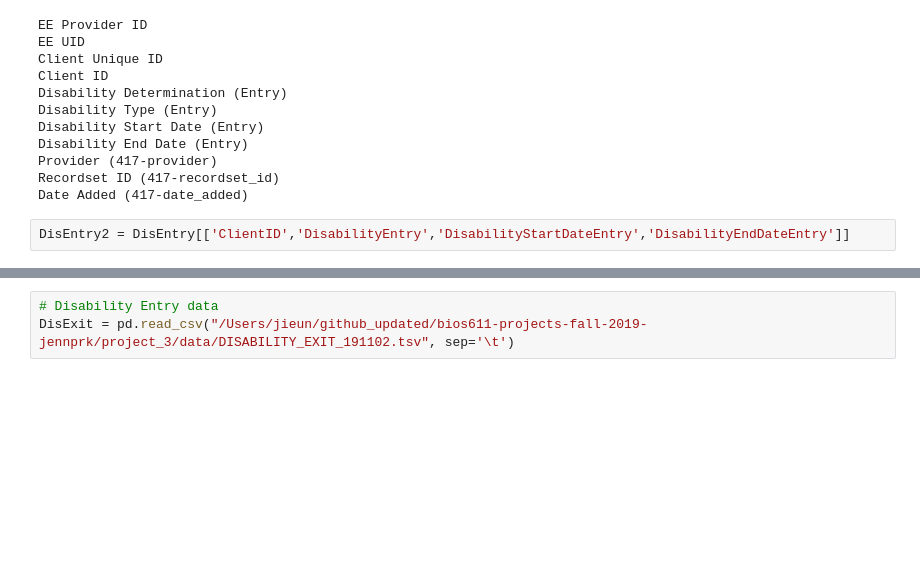
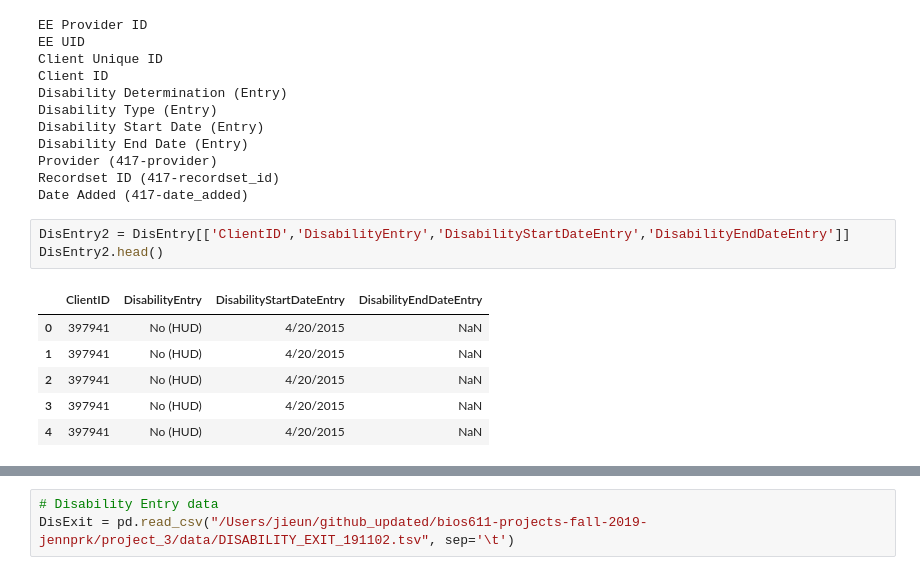
Before and after one commit to datasci611/bios611-projects-fall-2019-jennprk, a Jupyter notebook: project_3/scripts/DataWrangling.ipynb, the cells around one changed output, grey strips where cells are left out. Cells and saved outputs as stored; diff of their text form; blank space fills up the shorter version.

```diff
--- a/project_3/scripts/DataWrangling.ipynb
+++ b/project_3/scripts/DataWrangling.ipynb
@@ -325,3 +392,11 @@ Recordset ID (417-recordset_id)
 Date Added (417-date_added)
 # %%
 DisEntry2 = DisEntry[['ClientID','DisabilityEntry','DisabilityStartDateEntry','DisabilityEndDateEntry']]
+DisEntry2.head()
+# %% [output]
+|  | ClientID | DisabilityEntry | DisabilityStartDateEntry | DisabilityEndDateEntry |
+| 0 | 397941 | No (HUD) | 4/20/2015 | NaN |
+| 1 | 397941 | No (HUD) | 4/20/2015 | NaN |
+| 2 | 397941 | No (HUD) | 4/20/2015 | NaN |
+| 3 | 397941 | No (HUD) | 4/20/2015 | NaN |
+| 4 | 397941 | No (HUD) | 4/20/2015 | NaN |
```
Also changed, not shown: parts of 13 cells of this notebook, 8 other files.
